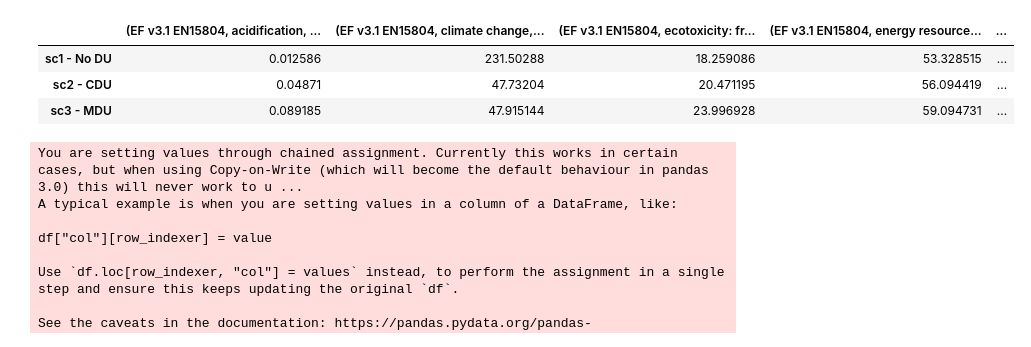
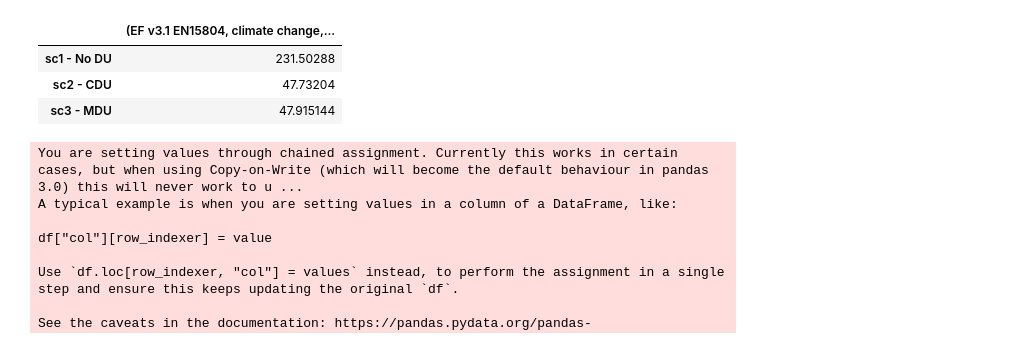
Before and after one commit to RuneWF/Single-use-vs-multi-use-in-health-care, a Jupyter notebook: Brighway/Rune BE.ipynb, the cells around one changed output. Drawn from its saved outputs; the diff is of its cells as text; code cells hidden in the pictures.

```diff
--- a/Brighway/Rune BE.ipynb
+++ b/Brighway/Rune BE.ipynb
@@ -40,5 +38,4 @@ Folder name Results created
 # %%
-# Your name variable should be the name of the project.
 name = "RA - Rune"
 db = 'DU consequential final'
 
@@ -46,4 +43,5 @@ flows = ['sc1 - No DU', 'sc2 - CDU', 'sc3 - MDU']
 flow_legend = ['No DU', 'CDU', 'MDU']
 
 FU, FU_proc, impact_category, plot_x_axis, sub_product_details = lc.LCA_initialization(name, db, flows)
-df = lc.life_cycle_impact_assessment(flows, FU, impact_category[1], FU_proc)
+impat =  impact_category[1]
+df = lc.life_cycle_impact_assessment(flows, FU, impat, FU_proc)
@@ -81,0 +51,3 @@ DataFrame with nested lists written to Excel successfully.
+# %%
+lc.save_LCA_results(df, r'Results\Ananas - test.xlsx', sheet_name,impat)
+df_test = lc.import_LCA_results(r'Results\Ananas - test.xlsx', flows, impat)
@@ -186,7 +163,0 @@ for key, item in FU_sub_proc.items():
-# %%
-idx = []
-sc_counter = 1
-for k, i in FU_sub_proc.items():
-    for kk, ii in i[0].items():
-        idx.append(kk + f' - sc {sc_counter}')
-    sc_counter += 1
@@ -341,20 +284,20 @@ df_updated
 # %%
-df_tot = df_updated.copy()
+df_tot = df_test.copy()
 
-for col in range(df_updated.shape[1]):  # Iterate over columns
-    for row in range(df_updated.shape[0]):  # Iterate over rows
+for col in range(df_test.shape[1]):  # Iterate over columns
+    for row in range(df_test.shape[0]):  # Iterate over rows
         tot = 0
-        for i in range(len(df_updated.iloc[row,col])):
+        for i in range(len(df_test.iloc[row,col])):
             #print(df_updated.iloc[row,col][i][1])
-            tot += df_updated.iloc[row,col][i][1]
+            tot += df_test.iloc[row,col][i][1]
         df_tot.iloc[row,col] = tot
         # print('New row')
 df_tot
 # %% [output]
-|  | (EF v3.1 EN15804, acidification, ... | (EF v3.1 EN15804, climate change,... | (EF v3.1 EN15804, ecotoxicity: fr... | (EF v3.1 EN15804, energy resource... | ... |
-| sc1 - No DU | 0.012586 | 231.50288 | 18.259086 | 53.328515 | ... |
-| sc2 - CDU | 0.04871 | 47.73204 | 20.471195 | 56.094419 | ... |
-| sc3 - MDU | 0.089185 | 47.915144 | 23.996928 | 59.094731 | ... |
+|  | (EF v3.1 EN15804, climate change,... |
+| sc1 - No DU | 231.50288 |
+| sc2 - CDU | 47.73204 |
+| sc3 - MDU | 47.915144 |
 # %%
 df_cols = df_tot.columns
 df_cols = df_cols.to_list()
```
Also changed, not shown: parts of 26 cells of this notebook, 4 other files.
